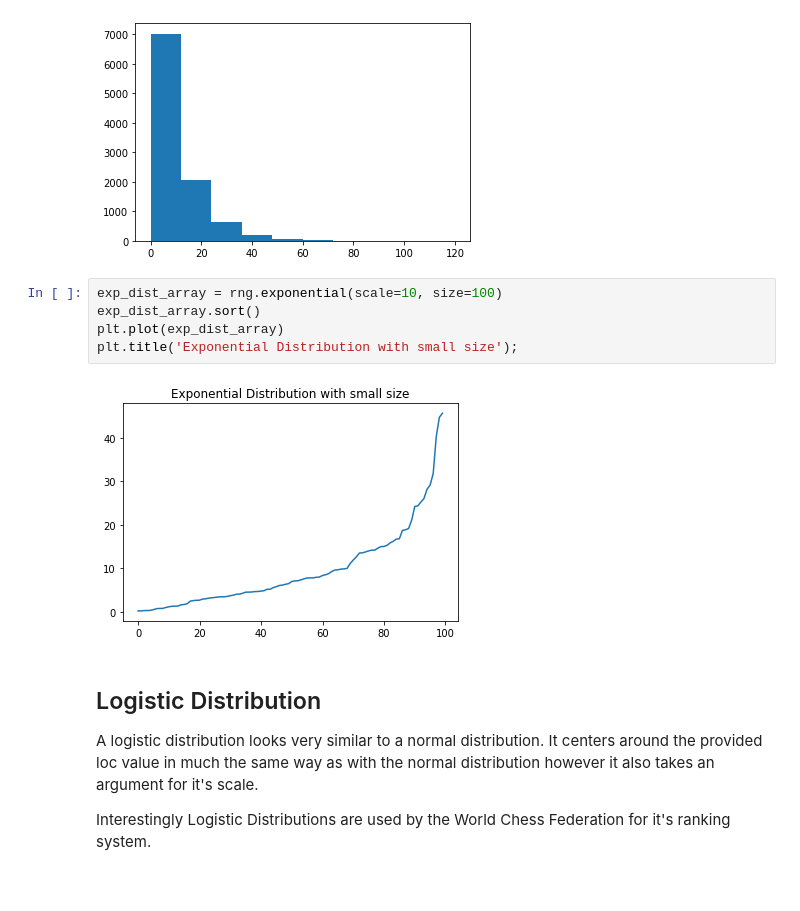
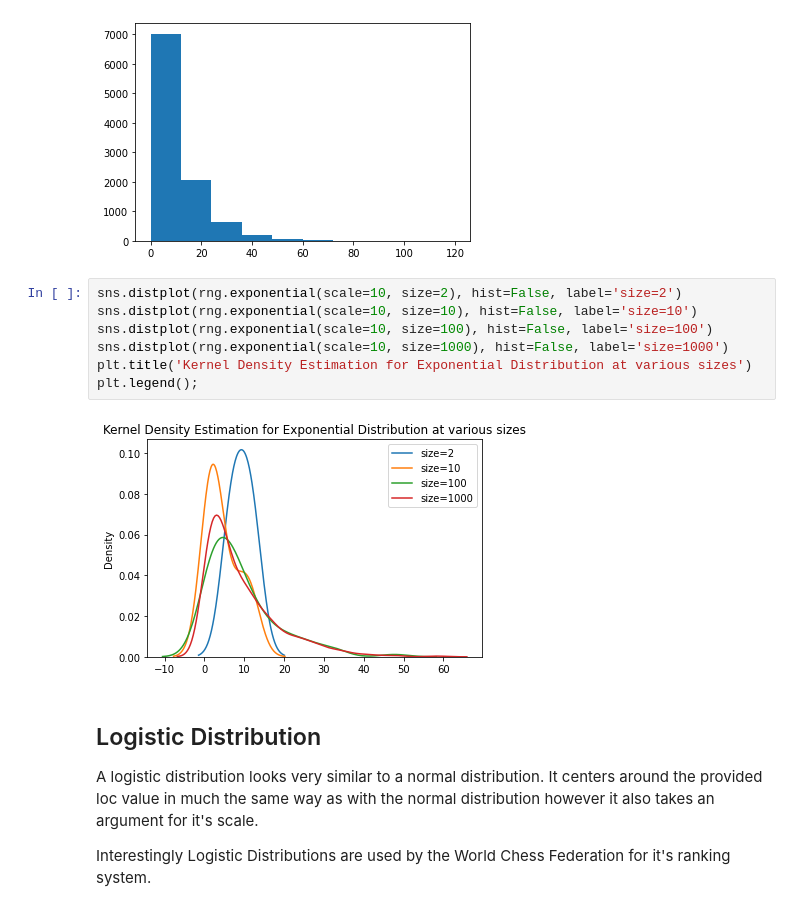
Before and after one commit to itskeithstudent/Programming-for-Data-Analysis-52465-Assignment, a Jupyter notebook: numpy_random.ipynb, the cells around one changed output. Cells and saved outputs as stored; diff of their text form.

Commit message:
Add overlay distplot showing kde for different size exponential distributions

```diff
--- a/numpy_random.ipynb
+++ b/numpy_random.ipynb
@@ -412,13 +412,15 @@ print('maximum value in the array -', max(exp_dist_array))
 minimum value in the array - 0.0010980984473745747
 maximum value in the array - 119.99863607240528
 [figure]
-# %%
-exp_dist_array = rng.exponential(scale=10, size=100)
-exp_dist_array.sort()
-plt.plot(exp_dist_array)
-plt.title('Exponential Distribution with small size');
-# %% [output]
-[figure, removed]
+# %%
+sns.distplot(rng.exponential(scale=10, size=2), hist=False, label='size=2')
+sns.distplot(rng.exponential(scale=10, size=10), hist=False, label='size=10')
+sns.distplot(rng.exponential(scale=10, size=100), hist=False, label='size=100')
+sns.distplot(rng.exponential(scale=10, size=1000), hist=False, label='size=1000')
+plt.title('Kernel Density Estimation for Exponential Distribution at various sizes')
+plt.legend();
+# %% [output]
+[figure, added]
 # %% [markdown]
 ## Logistic Distribution
 A logistic distribution looks very similar to a normal distribution.
```
Also changed, not shown: parts of 2 cells of this notebook.
